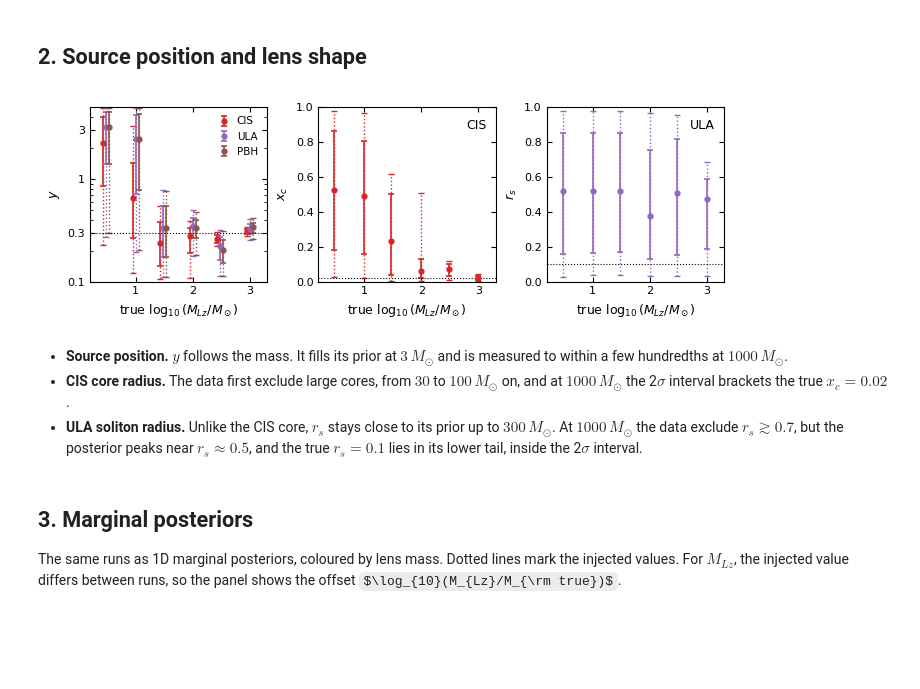
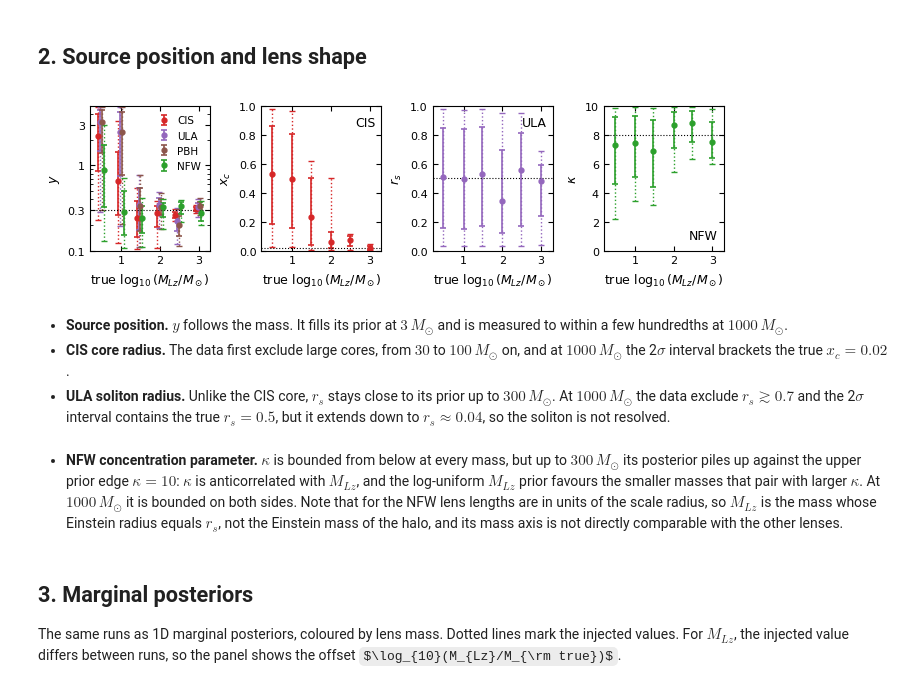
Before and after one commit to ninoephremidze/infer_with_FIONA, a Jupyter notebook: notebooks/03_mass_scans.ipynb, the cells around one changed output. Drawn from its saved outputs; the diff is of its cells as text; code cells hidden in the pictures; some formulas as TeX source; blank space fills up the shorter version.

```diff
--- a/notebooks/03_mass_scans.ipynb
+++ b/notebooks/03_mass_scans.ipynb
@@ -51,12 +52,15 @@ At $M_{Lz} = 3\,M_\odot$ the whole band lies below $w = 0.4$, so we expect littl
 # %%
 LENSES = {  # lens: (shape parameter value, label of the shape parameter, colour)
     'CIS': (0.02, r'$x_c$', 'tab:red'),
-    'ULA': (0.1, r'$r_s$', 'tab:purple'),
+    'ULA': (0.5, r'$r_s$', 'tab:purple'),
     'PBH': (None, None, 'tab:brown'),
+    'NFW': (8.0, r'$\kappa$', 'tab:green'),
 }
 Y_TRUE = 0.3
 
-samples = {(lens, M): P.load_fiona(P.fiona_label(lens, Y_TRUE, shape, mlz=M))[0]
-           for lens, (shape, _, _) in LENSES.items() for M in MASSES}
+SCAN = {'CIS': MASSES, 'ULA': MASSES, 'PBH': MASSES, 'NFW': MASSES}   # lens masses run per lens
+SOURCE = {'CIS': 'shipped', 'ULA': 'bilby', 'PBH': 'shipped', 'NFW': 'bilby'}     # ULA r_s = 0.5, NFW: bilby results
+samples = {(lens, M): P.load_fiona(P.fiona_label(lens, Y_TRUE, shape, mlz=M), source=SOURCE[lens])[0]
+           for lens, (shape, _, _) in LENSES.items() for M in SCAN[lens]}
 len(samples)
 # %% [output]
@@ -83,11 +87,11 @@ def sigma_bars(ax, x, samples_list, color, label=None):
 
 truth = np.log10(MASSES)
 with plt.rc_context(PUB):
-    fig, axes = plt.subplots(1, 3, figsize=(7.0, 2.4), sharey=True)
+    fig, axes = plt.subplots(1, 4, figsize=(7.0, 2.1), sharey=True)
     for ax, (lens, (_, _, color)) in zip(axes, LENSES.items()):
         ax.axhspan(np.log10(0.1), np.log10(2000), color='0.93', lw=0, zorder=0)
         ax.plot([0, 3.3], [0, 3.3], 'k:', lw=0.8)
-        sigma_bars(ax, truth, [np.log10(samples[lens, M]['MLz']) for M in MASSES], color)
+        sigma_bars(ax, np.log10(SCAN[lens]), [np.log10(samples[lens, M]['MLz']) for M in SCAN[lens]], color)
         ax.set(xlabel=r'true $\log_{10}(M_{Lz}/M_\odot)$', xlim=(0.2, 3.3), ylim=(-1.1, 3.5))
         ax.text(0.95, 0.06, lens, transform=ax.transAxes, ha='right', va='bottom', fontsize=9)
     axes[0].set_ylabel(r'recovered $\log_{10}(M_{Lz}/M_\odot)$')
@@ -103,34 +107,38 @@ The three lenses share the injection and the noise realization, and at a given m
 # %% [markdown]
 ## 2. Source position and lens shape
 # %%
-offsets = dict(CIS=-0.05, ULA=0.0, PBH=0.05)
+offsets = dict(CIS=-0.075, ULA=-0.025, PBH=0.025, NFW=0.075)
 with plt.rc_context(PUB):
-    fig, axes = plt.subplots(1, 3, figsize=(7.0, 2.4))
+    fig, axes = plt.subplots(1, 4, figsize=(7.0, 2.1))
     for lens, (_, _, color) in LENSES.items():
-        sigma_bars(axes[0], truth + offsets[lens], [samples[lens, M]['y'] for M in MASSES], color, label=lens)
+        sigma_bars(axes[0], np.log10(SCAN[lens]) + offsets[lens], [samples[lens, M]['y'] for M in SCAN[lens]], color,
+                   label=lens)
     axes[0].axhline(Y_TRUE, color='k', lw=0.8, ls=':')
     axes[0].set(ylabel='$y$', yscale='log', ylim=(0.1, 5))
     axes[0].set_yticks([0.1, 0.3, 1, 3]); axes[0].set_yticklabels(['0.1', '0.3', '1', '3'])
     axes[0].yaxis.set_minor_formatter(plt.NullFormatter())
     axes[0].legend(frameon=False, loc='upper right', handletextpad=0.2)
 
-    for ax, lens in zip(axes[1:], ['CIS', 'ULA']):
+    for ax, lens in zip(axes[1:], ['CIS', 'ULA', 'NFW']):
         shape, label, color = LENSES[lens]
-        sigma_bars(ax, truth, [samples[lens, M]['lp'] for M in MASSES], color)
+        sigma_bars(ax, np.log10(SCAN[lens]), [samples[lens, M]['lp'] for M in SCAN[lens]], color)
         ax.axhline(shape, color='k', lw=0.8, ls=':')
-        ax.set(ylabel=label, ylim=(0, 1))
-        ax.text(0.95, 0.93, lens, transform=ax.transAxes, ha='right', va='top', fontsize=9)
+        ax.set(ylabel=label, ylim=(0, 10) if lens == 'NFW' else (0, 1))
+        top = lens != 'NFW'                                  # NFW: label below the points
+        ax.text(0.95, 0.93 if top else 0.06, lens, transform=ax.transAxes, ha='right', va='top' if top else 'bottom', fontsize=9)
     for ax in axes:
         ax.set(xlabel=r'true $\log_{10}(M_{Lz}/M_\odot)$', xlim=(0.2, 3.3))
     fig.tight_layout(w_pad=0.8)
     fig.savefig(paths.FIGURES_DIR / 'mass_scan_y_shape.png', dpi=300, bbox_inches='tight')
     plt.show()
 # %% [output]
-[figure, old version]
+[figure, new version]
 # %% [markdown]
 - **Source position.** $y$ follows the mass. It fills its prior at $3\,M_\odot$ and is measured to within a few hundredths at $1000\,M_\odot$.
 - **CIS core radius.** The data first exclude large cores, from $30$ to $100\,M_\odot$ on, and at $1000\,M_\odot$ the 2$\sigma$ interval brackets the true $x_c = 0.02$.
-- **ULA soliton radius.** Unlike the CIS core, $r_s$ stays close to its prior up to $300\,M_\odot$. At $1000\,M_\odot$ the data exclude $r_s \gtrsim 0.7$, but the posterior peaks near $r_s \approx 0.5$, and the true $r_s = 0.1$ lies in its lower tail, inside the 2$\sigma$ interval.
+- **ULA soliton radius.** Unlike the CIS core, $r_s$ stays close to its prior up to $300\,M_\odot$. At $1000\,M_\odot$ the data exclude $r_s \gtrsim 0.7$ and the 2$\sigma$ interval contains the true $r_s = 0.5$, but it extends down to $r_s \approx 0.04$, so the soliton is not resolved.
+# %% [markdown]
+- **NFW concentration parameter.** $\kappa$ is bounded from below at every mass, but up to $300\,M_\odot$ its posterior piles up against the upper prior edge $\kappa = 10$: $\kappa$ is anticorrelated with $M_{Lz}$, and the log-uniform $M_{Lz}$ prior favours the smaller masses that pair with larger $\kappa$. At $1000\,M_\odot$ it is bounded on both sides. Note that for the NFW lens lengths are in units of the scale radius, so $M_{Lz}$ is the mass whose Einstein radius equals $r_s$, not the Einstein mass of the halo, and its mass axis is not directly comparable with the other lenses.
 # %% [markdown]
 ## 3. Marginal posteriors
 
```
Also changed, not shown: parts of 7 cells of this notebook, 16 other files.
